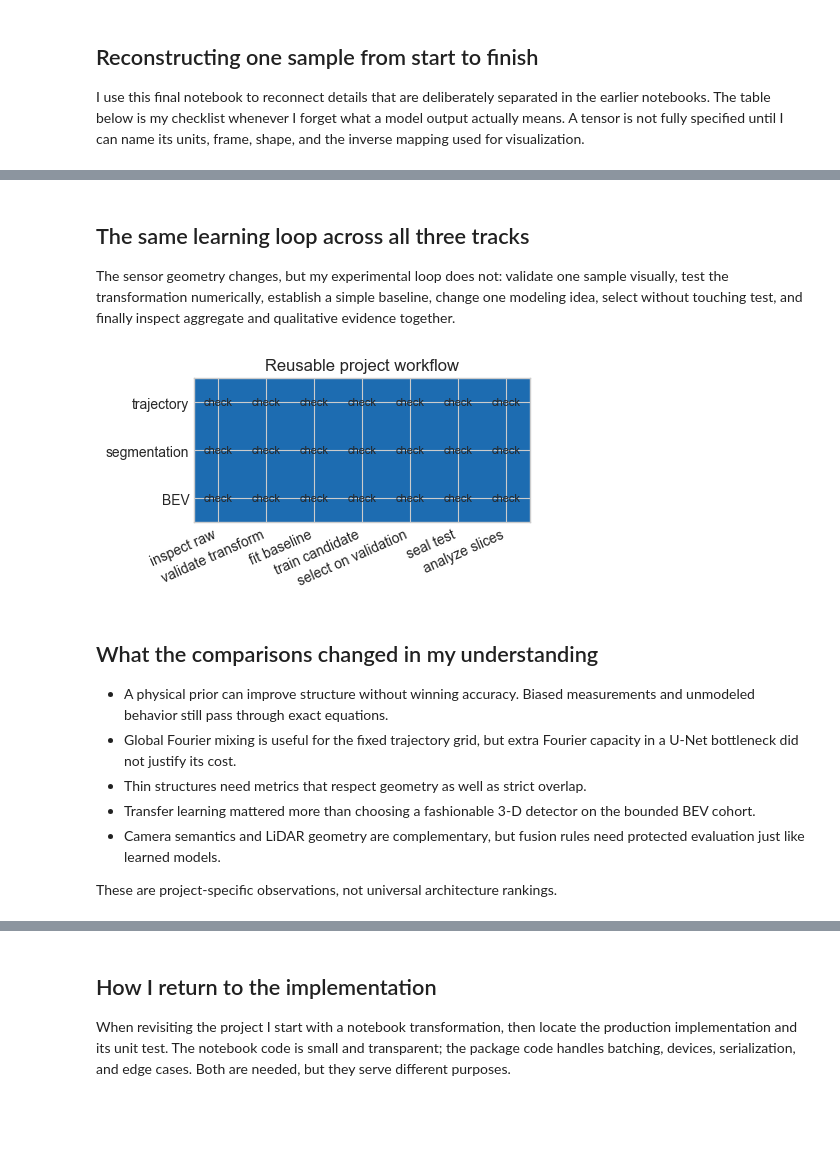
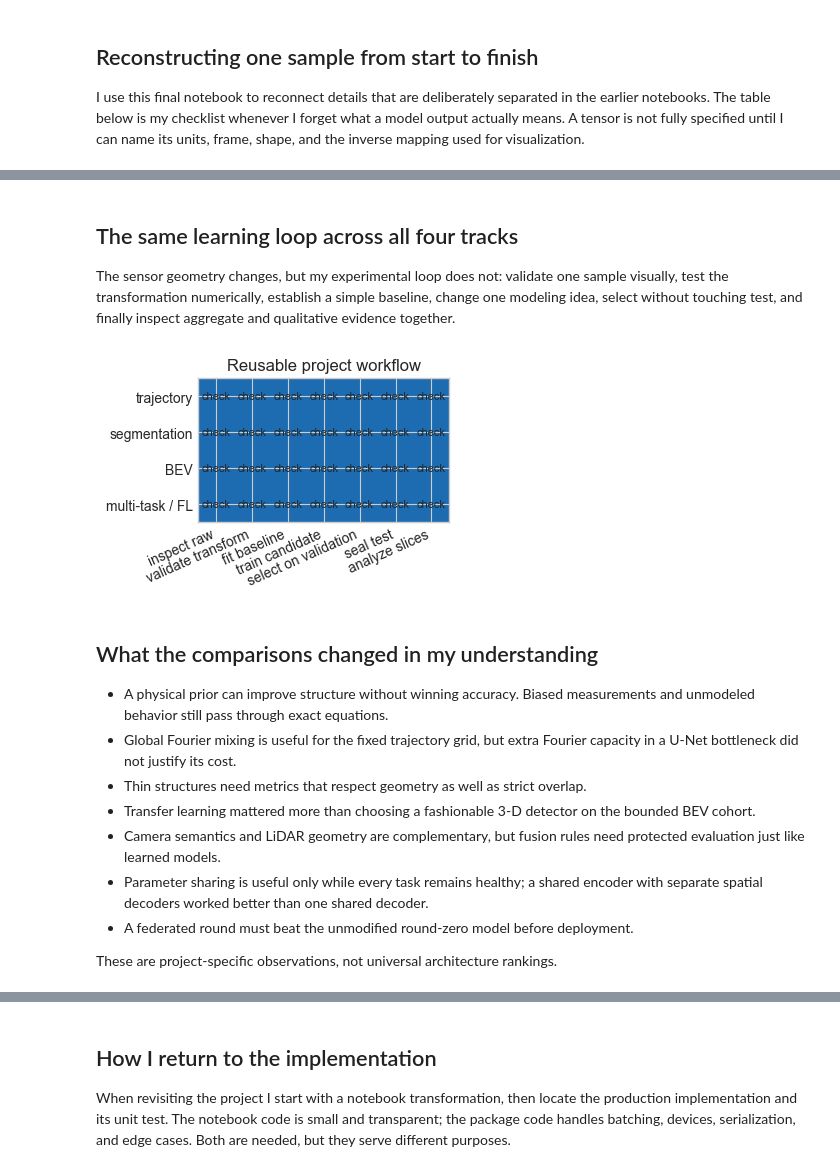
Before and after one commit to Nekros0day/zod-self-driving-lab, a Jupyter notebook: notebooks/06_project_synthesis.ipynb, the cells around one changed output, grey strips where cells are left out. Saved outputs shown, nothing was run; the diff lists cells and outputs as text; code cells hidden in the pictures; blank space fills up the shorter version.

```diff
--- a/notebooks/06_project_synthesis.ipynb
+++ b/notebooks/06_project_synthesis.ipynb
@@ -37,5 +39,5 @@ sample_trace
 # %% [markdown]
-## The same learning loop across all three tracks
+## The same learning loop across all four tracks
 
 The sensor geometry changes, but my experimental loop does not: validate one
 sample visually, test the transformation numerically, establish a simple
@@ -43,15 +45,15 @@ baseline, change one modeling idea, select without touching test, and finally
 inspect aggregate and qualitative evidence together.
 # %%
 steps=['inspect raw','validate transform','fit baseline','train candidate','select on validation','seal test','analyze slices']
-tracks=['trajectory','segmentation','BEV']
+tracks=['trajectory','segmentation','BEV','multi-task / FL']
 progress=pd.DataFrame(1,index=tracks,columns=steps)
 fig,ax=plt.subplots(figsize=(12,2.6)); ax.imshow(progress,cmap='Blues',vmin=0,vmax=1.3)
 ax.set_xticks(range(len(steps)),steps,rotation=24,ha='right'); ax.set_yticks(range(len(tracks)),tracks)
 for y in range(len(tracks)):
     for x in range(len(steps)): ax.text(x,y,'check',ha='center',va='center',fontsize=8)
 ax.set_title('Reusable project workflow'); plt.tight_layout(); plt.show()
 # %% [output]
-[figure, old version]
+[figure, new version]
 # %% [markdown]
 ## What the comparisons changed in my understanding
 
@@ -64,6 +66,9 @@ ax.set_title('Reusable project workflow'); plt.tight_layout(); plt.show()
   the bounded BEV cohort.
 - Camera semantics and LiDAR geometry are complementary, but fusion rules need
   protected evaluation just like learned models.
+- Parameter sharing is useful only while every task remains healthy; a shared
+  encoder with separate spatial decoders worked better than one shared decoder.
+- A federated round must beat the unmodified round-zero model before deployment.
 
 These are project-specific observations, not universal architecture rankings.
 # %%
```
Also changed, not shown: parts of 11 cells of this notebook, 46 other files.
